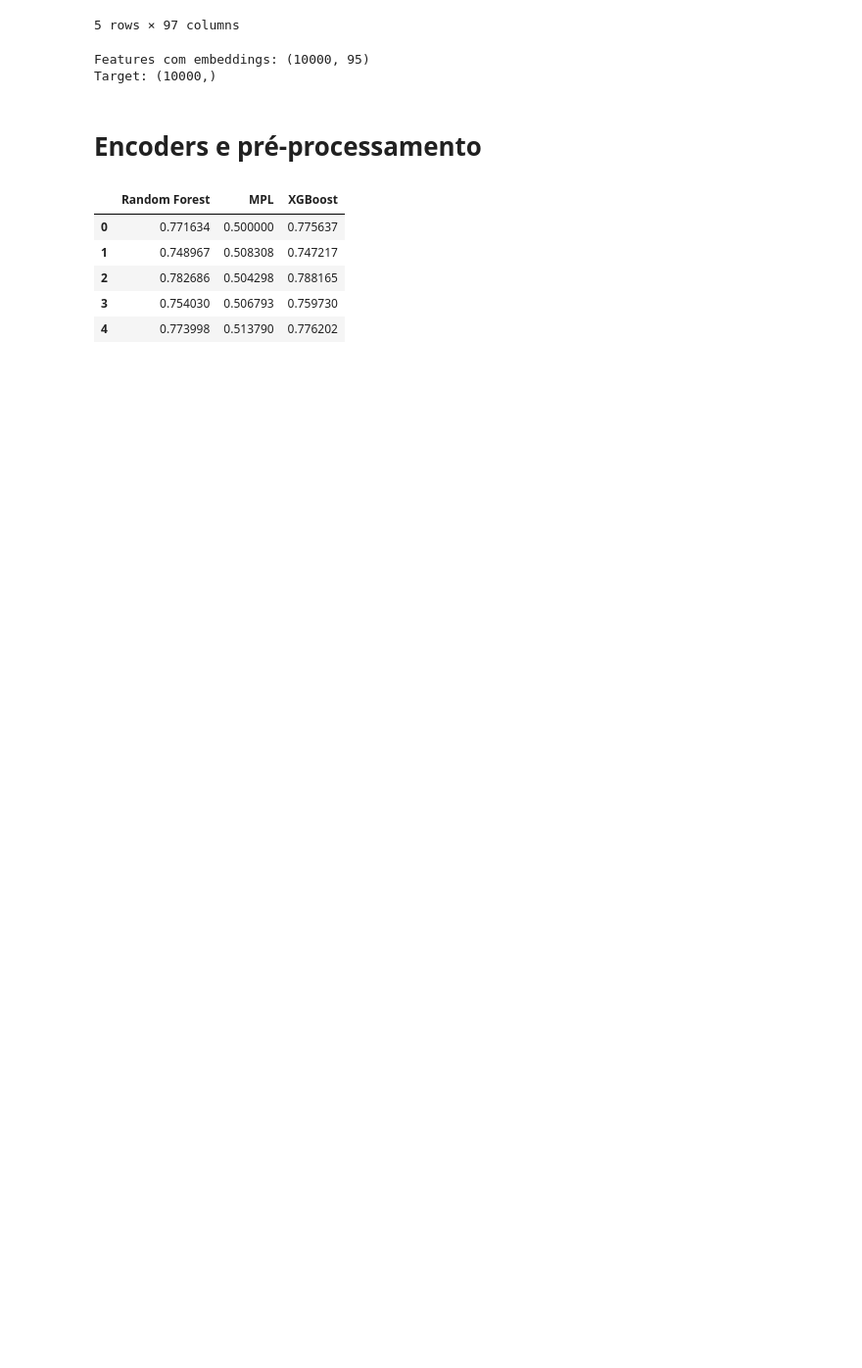
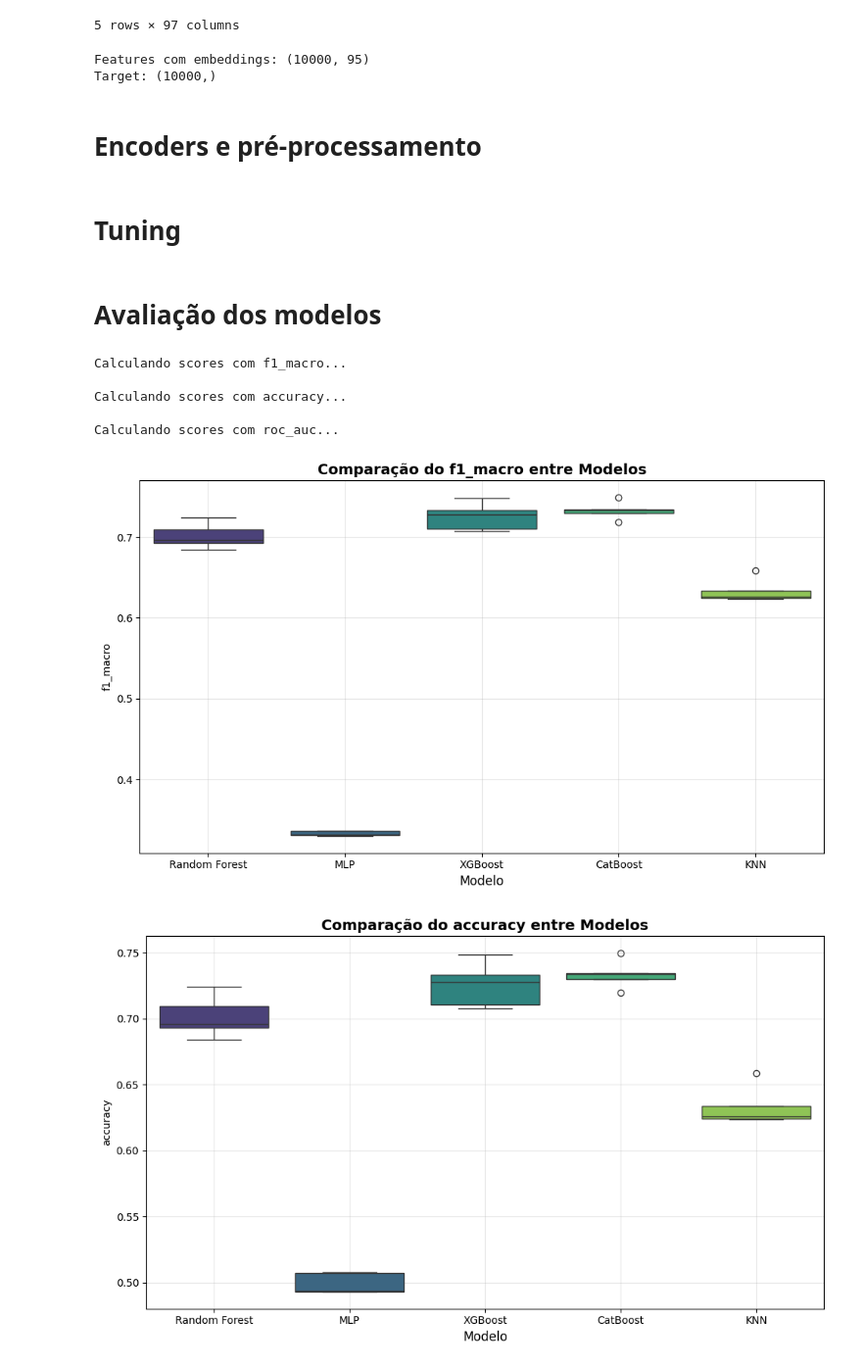
Before and after one commit to brunofbrandaoo/projeto-final-aprendizagem-de-maquina, a Jupyter notebook: src/projeto_final.ipynb, the cells around one changed output. Shown: that part at 98% size. Cells and saved outputs as stored; diff of their text form; code cells hidden in the pictures; blank space fills up the shorter version.

Commit message:
models evaluations

```diff
--- a/src/projeto_final.ipynb
+++ b/src/projeto_final.ipynb
@@ -446,17 +450,14 @@ Target: (10000,)
 
 one_hot_cols = ['convenio', 'prestador']
 target_encode_cols = ['codigo_item', 'codigo_glosa']
+embedding_cols = [col for col in X_with_embeddings.columns if col.startswith('component_')]
 numeric_cols = ['valor_cobrado', 'valor_glosa', 'quantidade_item']
 
 # Transformações nos dados
 transformer = ColumnTransformer([
     ("num", StandardScaler(), numeric_cols),
     ("onehot", OneHotEncoder(handle_unknown='ignore'), one_hot_cols),
-    ("target", TargetEncoder(), target_encode_cols)
+    ("embeddings", 'passthrough', embedding_cols),
+    ("target_encode", TargetEncoder(), target_encode_cols)
 ])
-
-# Pipeline de pré-processamento
-preprocessing = Pipeline([
-    ("transformer", transformer),
-])
 # %%
@@ -484 +506,3 @@ models = {
 }
+# %% [markdown]
+# Tuning
@@ -485,15 +552,42 @@ models = {
+# %%
+#define se vai usar os modelos tunados ou os padrões
+if tuning:
+    models = tuned_models
+else:
+    models = classifiers
+# %% [markdown]
+# Avaliação dos modelos
 # %%
-scores = pd.DataFrame({
-    'Random Forest': cross_val_score(models['Random Forest'], X_with_embeddings, y_with_embeddings, cv=cv, scoring='roc_auc'),
-    'MPL': cross_val_score(models['MPL'], X_with_embeddings, y_with_embeddings, cv=cv, scoring='roc_auc'),
-    'XGBoost': cross_val_score(models['XGBoost'], X_with_embeddings, y_with_embeddings, cv=cv, scoring='roc_auc')
-})
+scores = {}
+for scorer in scoring:
+    colorfull_print(f"\nCalculando scores com {scorer}...", colors.text_yellow)
+    scores[scorer] = pd.DataFrame({
+        model: cross_val_score(models[model], X_with_embeddings, y_with_embeddings, cv=outer_cv, scoring=scorer)
+        for model in models
+    })
+# %% [output]
+Calculando scores com f1_macro...
+
+Calculando scores com accuracy...
+
+Calculando scores com roc_auc...
 # %%
-display(scores)
+# Reformatando o DataFrame
+for scorer in scores:
+    score_melted = scores[scorer].melt(var_name='Modelo', value_name=scorer)
+
+    plt.figure(figsize=(10, 6))
+    sns.boxplot(x='Modelo', y=scorer, hue='Modelo', data=score_melted, palette='viridis', legend=False)
+    plt.title(f'Comparação do {scorer} entre Modelos', fontsize=14, fontweight='bold')
+    plt.xlabel('Modelo', fontsize=12)
+    plt.grid(True, alpha=0.3)
+    plt.tight_layout()
+    plt.show()
+
+# Médias e desvio padrão
+for scorer in scores:
+    print_header(f"MÉDIA E DESVIO PADRÃO DO {scorer.upper()}", colors.text_cyan)
+    colorfull_print(scores[scorer].agg(['mean', 'std']), colors.text_yellow)
 # %% [output]
-|  | Random Forest | MPL | XGBoost |
-| 0 | 0.771634 | 0.500000 | 0.775637 |
-| 1 | 0.748967 | 0.508308 | 0.747217 |
-| 2 | 0.782686 | 0.504298 | 0.788165 |
-| 3 | 0.754030 | 0.506793 | 0.759730 |
-| 4 | 0.773998 | 0.513790 | 0.776202 |
+[figure, added]
+[figure, added]
```
Also changed, not shown: parts of 11 cells of this notebook, 1 other file.
